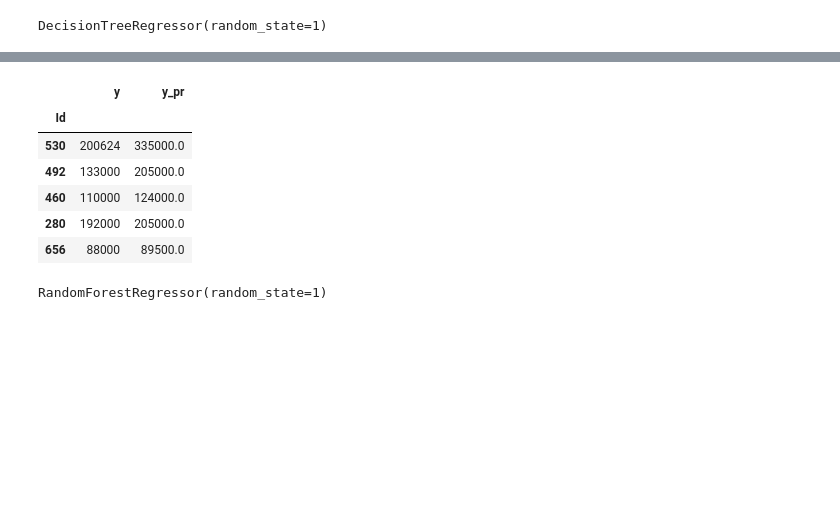
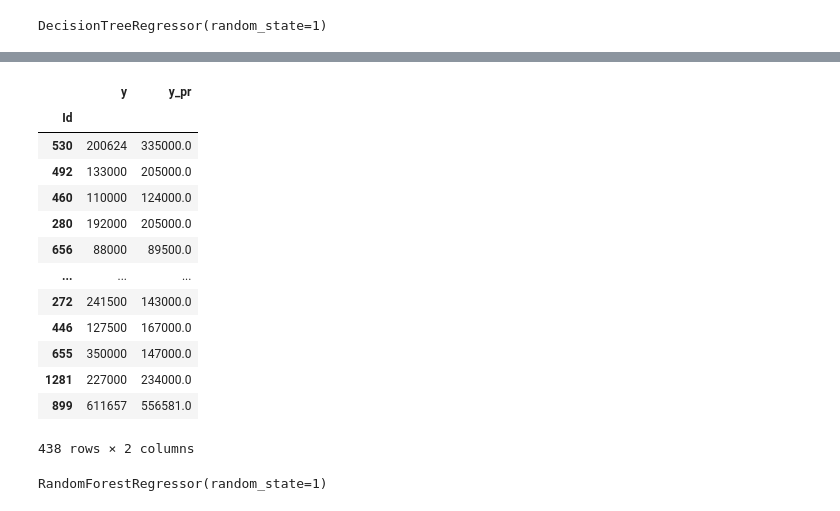
Before and after one commit to anhpham77346/house_test, a Jupyter notebook: house_test.ipynb, the cells around one changed output, grey strips where cells are left out. Drawn from its saved outputs; the diff is of its cells as text; code cells hidden in the pictures; blank space fills up the shorter version.

Commit message:
done model evaluation

```diff
--- a/house_test.ipynb
+++ b/house_test.ipynb
@@ -112,5 +112,5 @@ dt_model.fit(X_train, y_train)
 # %% [output]
 DecisionTreeRegressor(random_state=1)
 # %%
-y_pr = dt_model.predict(X_valid.head())
+y_pr = dt_model.predict(X_valid)
 # %%
@@ -121,14 +137,21 @@ array([335000., 205000., 124000., 205000.,  89500.])
 # %%
 # So sánh kết quả dự đoán so với giá trị thật
-pd.DataFrame({'y': y_valid.head(), 'y_pr': y_pr})
+pd.DataFrame({'y': y_valid, 'y_pr': y_pr})
 # %% [output]
 |  | y | y_pr |
 | Id |  |  |
 | 530 | 200624 | 335000.0 |
 | 492 | 133000 | 205000.0 |
 | 460 | 110000 | 124000.0 |
 | 280 | 192000 | 205000.0 |
 | 656 | 88000 | 89500.0 |
+| ... | ... | ... |
+| 272 | 241500 | 143000.0 |
+| 446 | 127500 | 167000.0 |
+| 655 | 350000 | 147000.0 |
+| 1281 | 227000 | 234000.0 |
+| 899 | 611657 | 556581.0 |
+438 rows × 2 columns
 # %%
 from sklearn.ensemble import RandomForestRegressor
 
```
Also changed, not shown: parts of 10 cells of this notebook.
